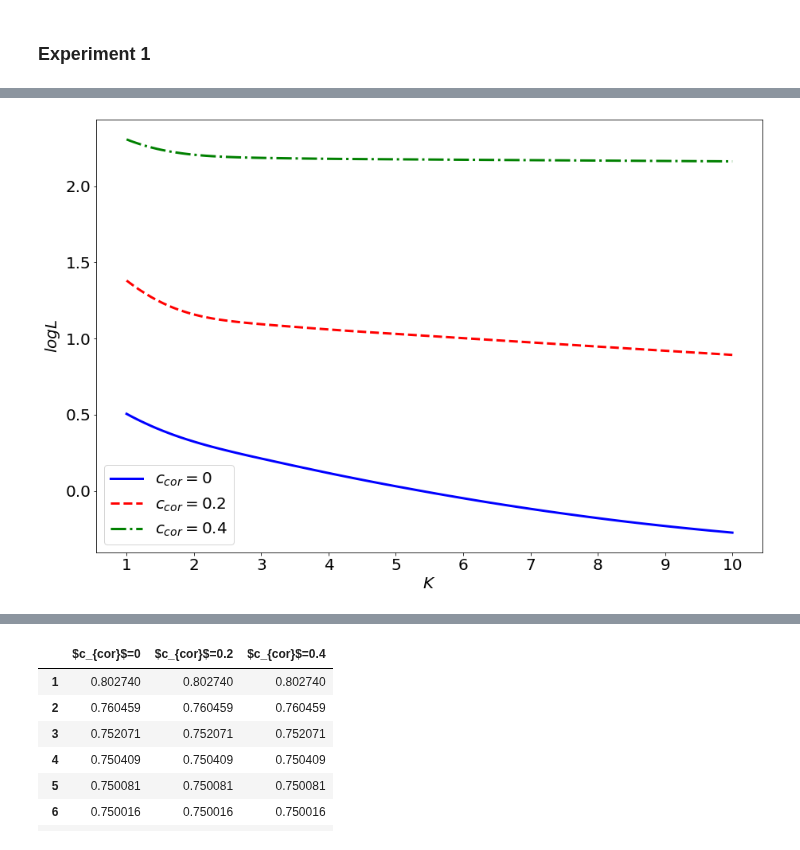
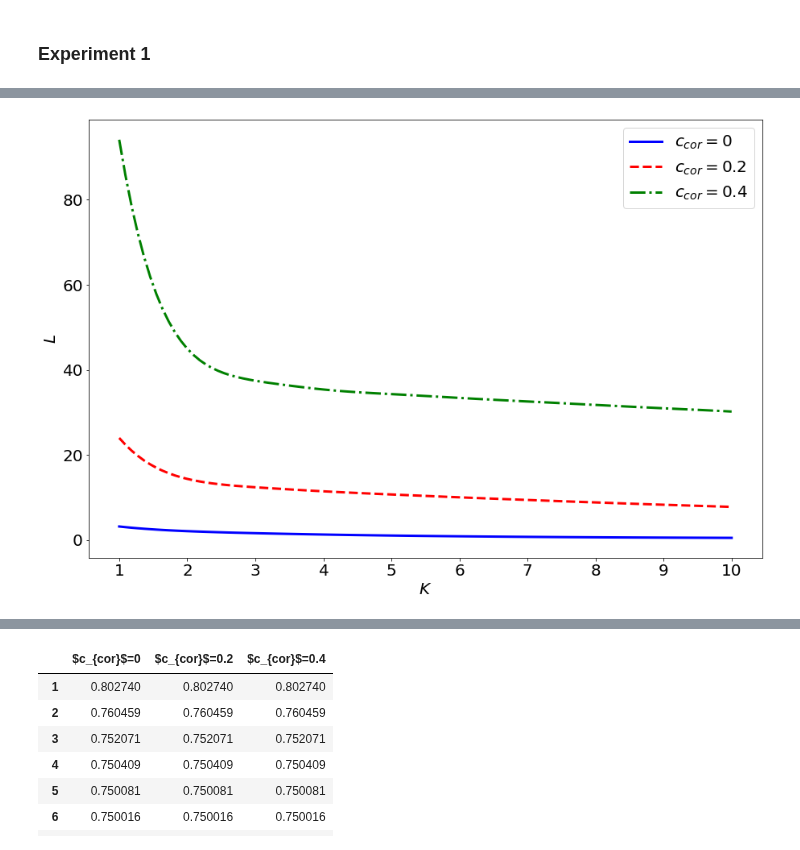
Before and after one commit to l3LlFF/course, a Jupyter notebook: conda/code/main.ipynb, the cells around one changed output, grey strips where cells are left out. Saved outputs shown, nothing was run; the diff lists cells and outputs as text; code cells hidden in the pictures.

```diff
--- a/conda/Untitled.ipynb
+++ b/conda/code/main.ipynb
@@ -811,33 +819,33 @@ Ks_all
 # %%
 linestyles = ['-', '--', '-.', ':', '-']
 fig = plt.figure(figsize=(15, 10))
 ax = plt.gca()
 K_RANGE = 11
 ax.set_prop_cycle(cycler('color',
                           ['b', 'r', 'g', 'blueviolet']))
 
 labels = ['$c_{cor}=0$', '$c_{cor}=0.2$', '$c_{cor}=0.4$']
 x = np.linspace(1, K_RANGE - 1, K_RANGE - 1)
 for k, style, b, label in zip(Ks_all, linestyles, b_1s, labels):
     cubic_interploation_model=interp1d(x,k,kind="quadratic")
     tck = interpolate.splrep(x, k, s=0, k=5)
     xs = np.linspace(1, K_RANGE - 1, 100)
-    ys = np.log10(interpolate.splev(xs, tck, der=0))
-    #ys = interpolate.splev(xs, tck, der=0)
+    #ys = np.log10(interpolate.splev(xs, tck, der=0))
+    ys = interpolate.splev(xs, tck, der=0)
 #    xs=np.linspace(1,20,60)
 #    ys=cubic_interploation_model(xs)
     ax.plot(xs, ys, label = label, linestyle=style, linewidth=3)
 
 plt.xlabel('$K$', fontsize=20)
-plt.ylabel('$logL$', fontsize=20)
+plt.ylabel('$L$', fontsize=20)
 plt.xticks(fontsize=20)
 plt.yticks(fontsize=20)
 plt.legend(prop={'size': 20}, loc=0);
 
 ax.set_xticks(x)
-filename = 'exp_1/K_L_log'
-#fig.savefig(f'{filename}.png', format='png', dpi=600)
-#fig.savefig(f'{filename}.jpg', format='jpg', dpi=600)
+filename = 'exp_2/K_L'
+fig.savefig(f'{filename}.png', format='png', dpi=600)
+fig.savefig(f'{filename}.jpg', format='jpg', dpi=600)
 plt.show();
 # %% [output]
-[figure, old version]
+[figure, new version]
```
Also changed, not shown: parts of 33 cells of this notebook, 43 other files.
